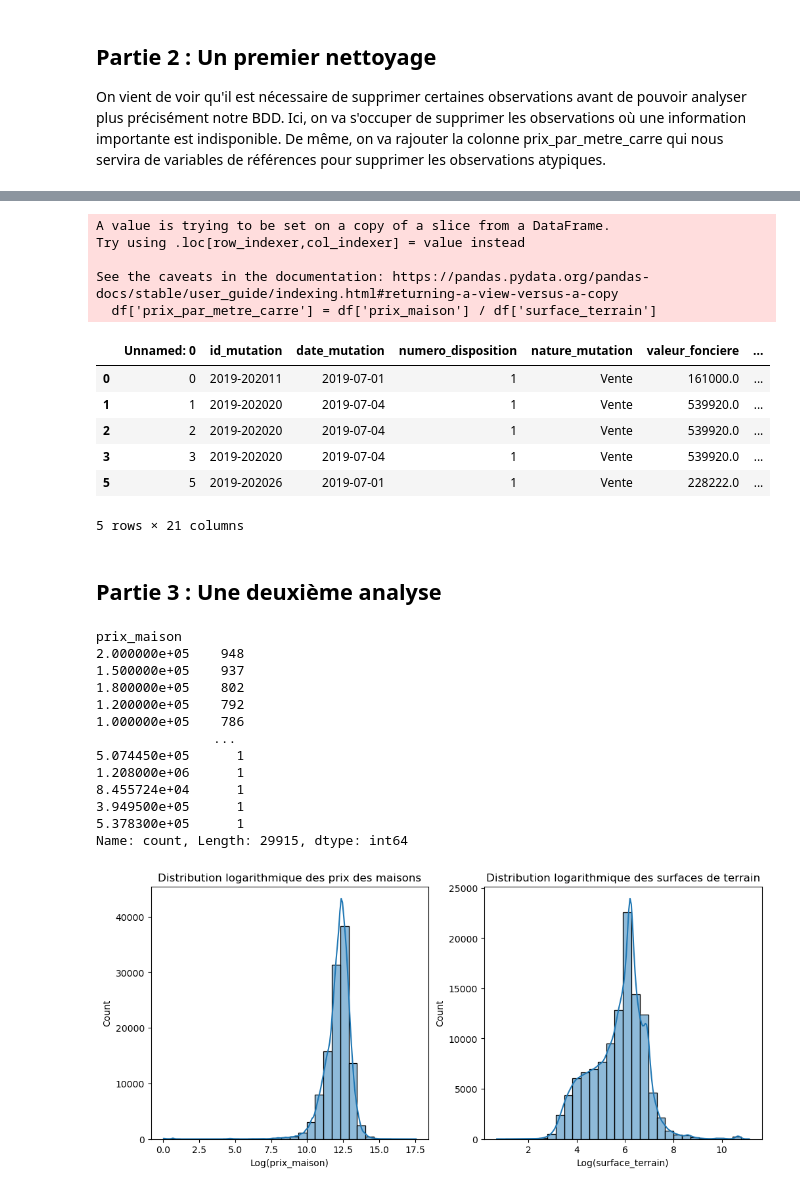
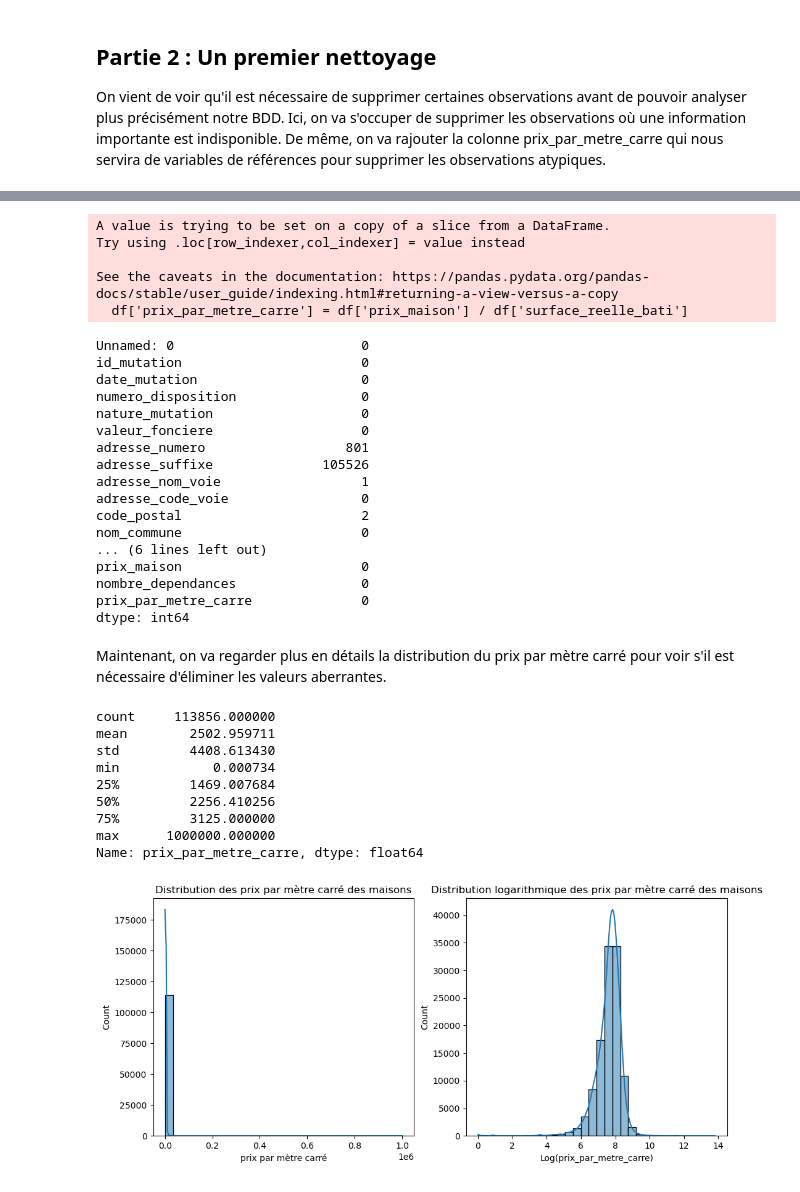
Before and after one commit to ppensier/projet_statapp_inondations, a Jupyter notebook: stat_data.ipynb, the cells around one changed output, grey strips where cells are left out. Drawn from its saved outputs; the diff is of its cells as text; code cells hidden in the pictures.

```diff
--- a/stat_data.ipynb
+++ b/stat_data.ipynb
@@ -171,27 +172,38 @@ def creer_prix_par_metre_carre(df):
     :param df: DataFrame contenant les données
     :return: DataFrame avec la colonne prix_par_metre_carre ajoutée
     """
-    df['prix_par_metre_carre'] = df['prix_maison'] / df['surface_terrain']
+    df['prix_par_metre_carre'] = df['prix_maison'] / df['surface_reelle_bati']
     return df
 
 df_sans_vide = creer_prix_par_metre_carre(df_sans_vide)
 
-df_sans_vide.head()
+
+valeurs_manquantes(df_sans_vide)
 # %% [output]
 A value is trying to be set on a copy of a slice from a DataFrame.
 Try using .loc[row_indexer,col_indexer] = value instead
 
 See the caveats in the documentation: https://pandas.pydata.org/pandas-docs/stable/user_guide/indexing.html#returning-a-view-versus-a-copy
-  df['prix_par_metre_carre'] = df['prix_maison'] / df['surface_terrain']
+  df['prix_par_metre_carre'] = df['prix_maison'] / df['surface_reelle_bati']
-|  | Unnamed: 0 | id_mutation | date_mutation | numero_disposition | nature_mutation | valeur_fonciere | ... |
-| 0 | 0 | 2019-202011 | 2019-07-01 | 1 | Vente | 161000.0 | ... |
-| 1 | 1 | 2019-202020 | 2019-07-04 | 1 | Vente | 539920.0 | ... |
-| 2 | 2 | 2019-202020 | 2019-07-04 | 1 | Vente | 539920.0 | ... |
-| 3 | 3 | 2019-202020 | 2019-07-04 | 1 | Vente | 539920.0 | ... |
-| 5 | 5 | 2019-202026 | 2019-07-01 | 1 | Vente | 228222.0 | ... |
-5 rows × 21 columns
+Unnamed: 0                        0
+id_mutation                       0
+date_mutation                     0
+numero_disposition                0
+nature_mutation                   0
+valeur_fonciere                   0
+adresse_numero                  801
+adresse_suffixe              105526
+adresse_nom_voie                  1
+adresse_code_voie                 0
+code_postal                       2
+nom_commune                       0
+... (6 lines left out)
+prix_maison                       0
+nombre_dependances                0
+prix_par_metre_carre              0
+dtype: int64
-# %% [markdown]
-## Partie 3 : Une deuxième analyse
+# %% [markdown]
+Maintenant, on va regarder plus en détails la distribution du prix par mètre carré pour voir s'il est nécessaire d'éliminer les valeurs aberrantes.
 # %%
 def distribution_valeurs(df, colonne):
     """
@@ -205,41 +217,37 @@ def distribution_valeurs(df, colonne):
     else:
         return f"La colonne '{colonne}' n'existe pas dans le DataFrame."
 
-distribution_valeurs(df_initial, "prix_maison")
+statistiques_generales(df_sans_vide["prix_par_metre_carre"])
 # %% [output]
-prix_maison
-2.000000e+05    948
-1.500000e+05    937
-1.800000e+05    802
-1.200000e+05    792
-1.000000e+05    786
-               ...
-5.074450e+05      1
-1.208000e+06      1
-8.455724e+04      1
-3.949500e+05      1
-5.378300e+05      1
-Name: count, Length: 29915, dtype: int64
+count     113856.000000
+mean        2502.959711
+std         4408.613430
+min            0.000734
+25%         1469.007684
+50%         2256.410256
+75%         3125.000000
+max      1000000.000000
+Name: prix_par_metre_carre, dtype: float64
 # %%
 def visualiser_distributions(df):
     """
     Affiche des graphiques de distribution pour les variables prix_maison et surface_terrain.
     :param df: DataFrame contenant les données
     """
     plt.figure(figsize=(12, 5))
 
     plt.subplot(1, 2, 1)
-    sns.histplot(np.log1p(df['prix_maison']), bins=30, kde=True)
-    plt.title("Distribution logarithmique des prix des maisons")
-    plt.xlabel("Log(prix_maison)")
+    sns.histplot(df['prix_par_metre_carre'], bins=30, kde=True)
+    plt.title("Distribution des prix par mètre carré des maisons")
+    plt.xlabel("prix par mètre carré")
 
     plt.subplot(1, 2, 2)
-    sns.histplot(np.log1p(df['surface_terrain']), bins=30, kde=True)
-    plt.title("Distribution logarithmique des surfaces de terrain")
-    plt.xlabel("Log(surface_terrain)")
+    sns.histplot(np.log1p(df['prix_par_metre_carre']), bins=30, kde=True)
+    plt.title("Distribution logarithmique des prix par mètre carré des maisons")
+    plt.xlabel("Log(prix_par_metre_carre)")
 
     plt.show()
 
-visualiser_distributions(df_initial)
+visualiser_distributions(df_sans_vide)
 # %% [output]
-[figure, old version]
+[figure, new version]
```
Also changed, not shown: parts of 10 cells of this notebook.
